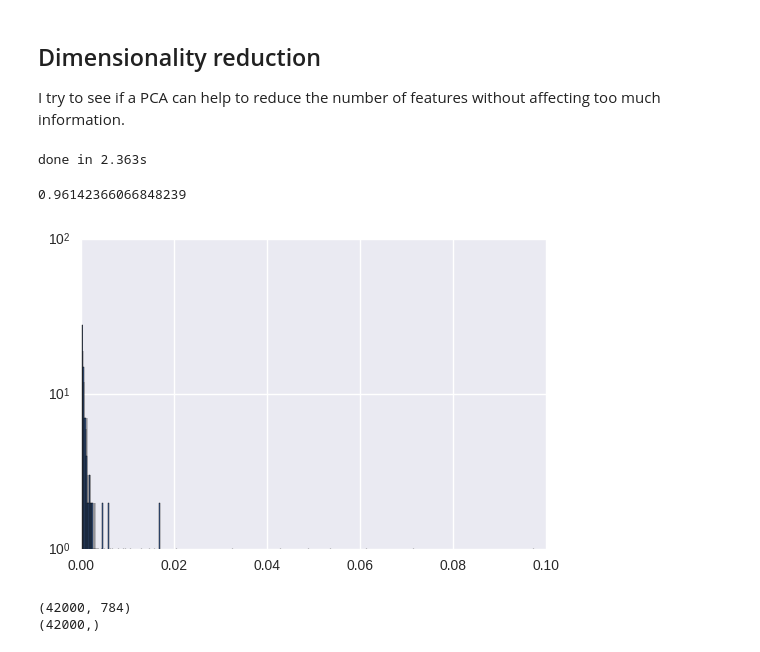
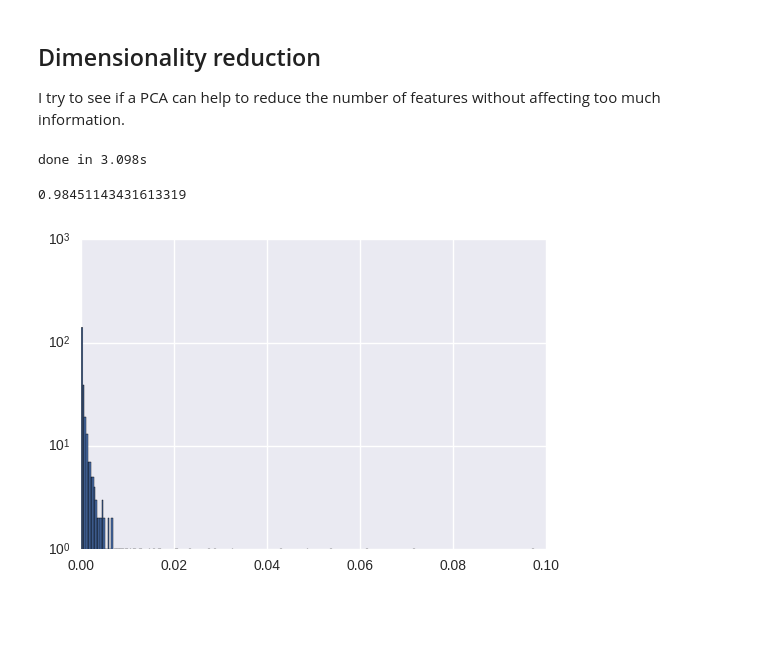
Before and after one commit to ddmng/jupyter-test, a Jupyter notebook: mnist/Study 1.ipynb, the cells around one changed output. Drawn from its saved outputs; the diff is of its cells as text; code cells hidden in the pictures; blank space fills up the shorter version.

Commit message:
better visualization of PCA values

```diff
--- a/mnist/Study 1.ipynb
+++ b/mnist/Study 1.ipynb
@@ -110,7 +131,7 @@ I try to see if a PCA can help to reduce the number of features without affectin
 X_train = train.drop(['label'], axis='columns', inplace=False)
 y_train = train['label']
 # %%
-n_components = len(X_train.columns) - 600
+n_components = len(X_train.columns) - 495
 t0 = time()
 pca = PCA(n_components=n_components, svd_solver='randomized',
           whiten=True).fit(X_train)
@@ -118,26 +139,10 @@ print("done in %0.3fs" % (time() - t0))
 
 X_train_pca = pca.transform(X_train)
 # %% [output]
-done in 2.363s
+done in 3.098s
 # %%
-plt.hist(pca.explained_variance_ratio_, bins=784, log=True)
+plt.hist(pca.explained_variance_ratio_, bins=n_components, log=True)
 pca.explained_variance_ratio_.sum()
 # %% [output]
-0.96142366066848239
+0.98451143431613319
-[figure, old version]
+[figure, new version]
-# %%
-
-print(X_train.shape)
-print(y_train.shape)
-
-t0 = time()
-param_grid = {'C': [1e3, 5e3, 1e4, 5e4, 1e5],
-              'gamma': [0.0001, 0.0005, 0.001, 0.005, 0.01, 0.1], }
-clf = GridSearchCV(SVC(kernel='rbf', class_weight='balanced'), param_grid)
-clf = clf.fit(X_train_pca, y_train)
-print("done in %0.3fs" % (time() - t0))
-print("Best estimator found by grid search:")
-print(clf.best_estimator_)
-# %% [output]
-(42000, 784)
-(42000,)
```
Also changed, not shown: parts of 5 cells of this notebook.
